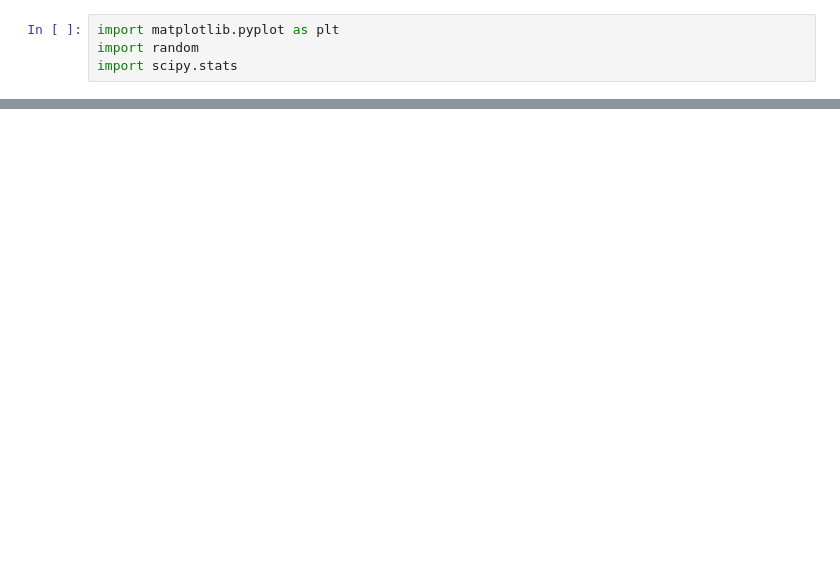
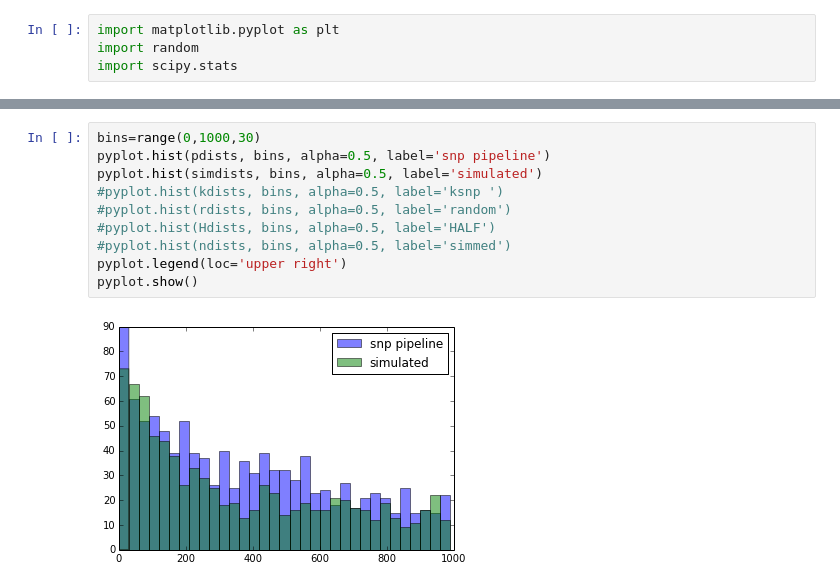
Before and after one commit to snacktavish/TreeToReads, a Jupyter notebook: MutDist.ipynb, the cells around one changed output, grey strips where cells are left out. Drawn from its saved outputs; the diff is of its cells as text; blank space fills up the shorter version.

```diff
--- a/MutDist.ipynb
+++ b/MutDist.ipynb
@@ -196,0 +72,12 @@ pyplot.hist(tes,alpha=0.5, label='nu')
+# %%
+bins=range(0,1000,30)
+pyplot.hist(pdists, bins, alpha=0.5, label='snp pipeline')
+pyplot.hist(simdists, bins, alpha=0.5, label='simulated')
+#pyplot.hist(kdists, bins, alpha=0.5, label='ksnp ')
+#pyplot.hist(rdists, bins, alpha=0.5, label='random')
+#pyplot.hist(Hdists, bins, alpha=0.5, label='HALF')
+#pyplot.hist(ndists, bins, alpha=0.5, label='simmed')
+pyplot.legend(loc='upper right')
+pyplot.show()
+# %% [output]
+[figure, added]
```
Also changed, not shown: parts of 40 cells of this notebook.
